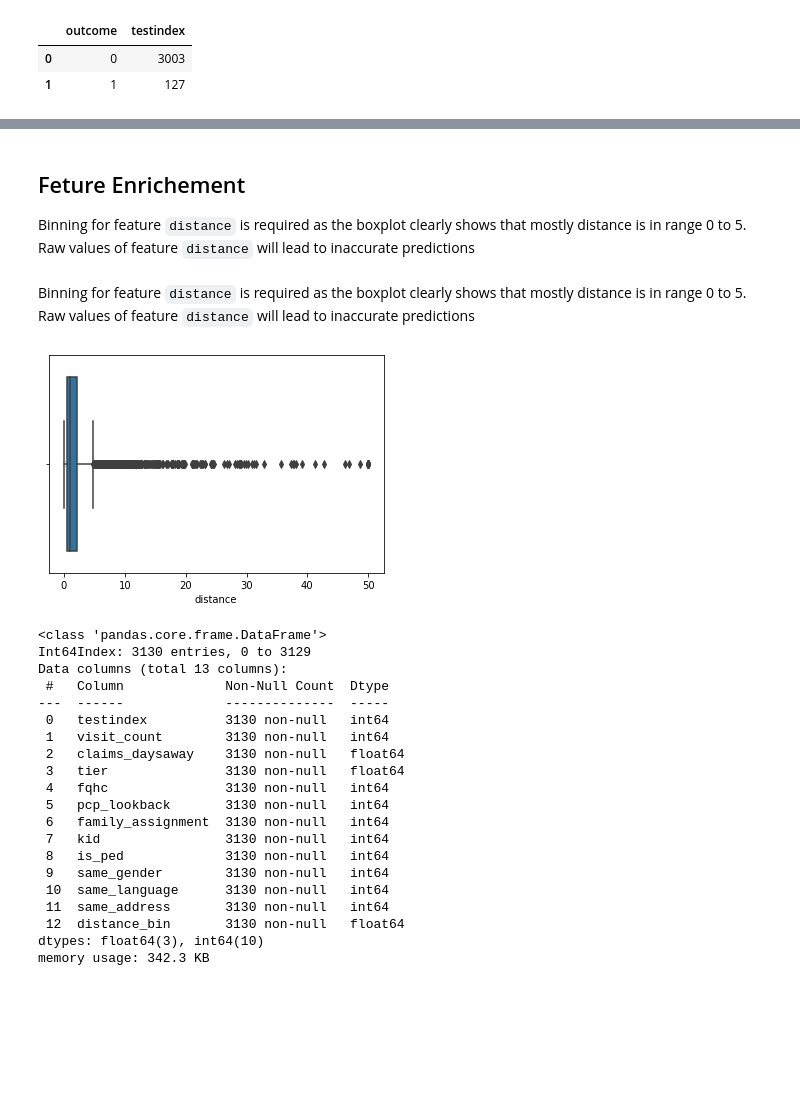
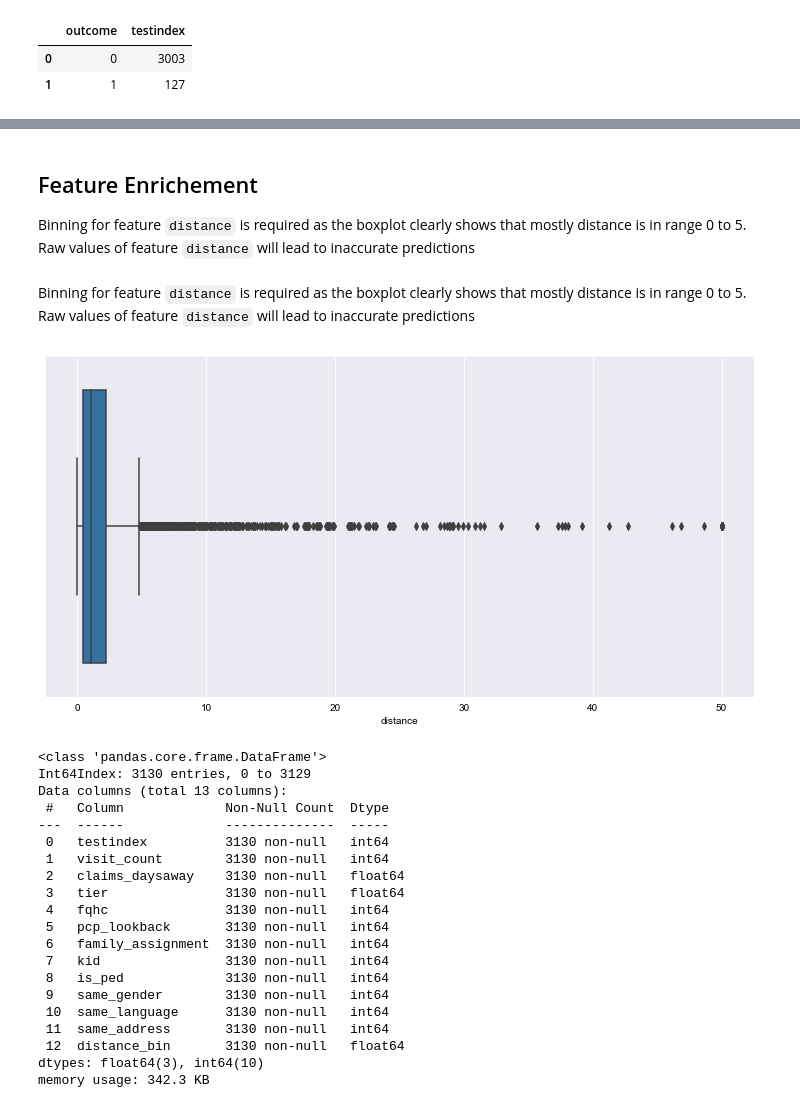
Before and after one commit to Paritosh-Anand/mtech, a Jupyter notebook: dm/assignment_1/pcp_change.ipynb, the cells around one changed output, grey strips where cells are left out. Saved outputs shown, nothing was run; the diff lists cells and outputs as text; code cells hidden in the pictures; blank space fills up the shorter version.

```diff
--- a/dm/assignment_1/pcp_change.ipynb
+++ b/dm/assignment_1/pcp_change.ipynb
@@ -37,5 +47,5 @@ data[data['outcome'] == 1].head()
 # %% [markdown]
-## Feture Enrichement
+## Feature Enrichement
 
 Binning for feature `distance` is required as the boxplot clearly shows that mostly distance is in range 0 to 5.
 Raw values of feature `distance` will lead to inaccurate predictions
@@ -50,10 +60,17 @@ data = data.fillna(0)
 # %% [markdown]
 Binning for feature `distance` is required as the boxplot clearly shows that mostly distance is in range 0 to 5.
 Raw values of feature `distance` will lead to inaccurate predictions
-# %%
-ax = sns.boxplot(x=data.distance)
-# %% [output]
-[figure, removed]
+# %%
+custom_style = {'axes.labelcolor': 'black',
+                'xtick.color': 'black',
+                'ytick.color': 'black'}
+sns.set_style("darkgrid", rc=custom_style)
+
+a4_dims = (12.7, 6.27)
+fig, ax = pyplot.subplots(figsize=a4_dims)
+ax = sns.boxplot(x=data.distance)
+# %% [output]
+[figure, added]
 # %%
 # zone_labels = ["zone1", "zone2", "zone3", "zone4"]
 zone_labels = ["1", "2", "3", "4"]
```
Also changed, not shown: parts of 15 cells of this notebook, 2 other files.
